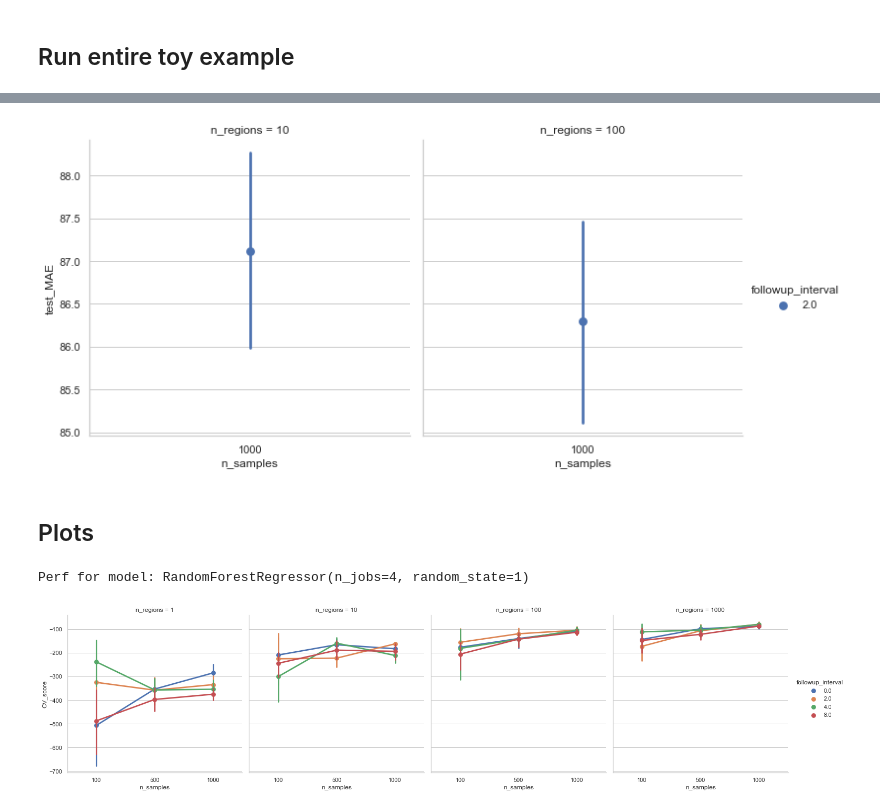
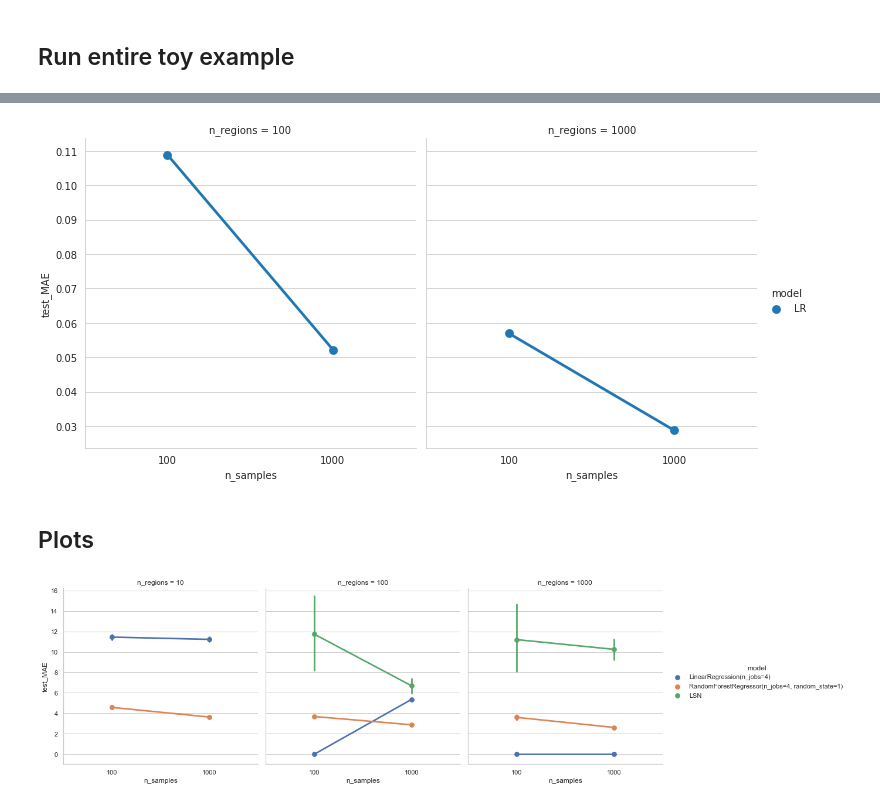
Before and after one commit to nikhil153/brain-diff, a Jupyter notebook: 7_brain_diff_sim.ipynb, the cells around one changed output, grey strips where cells are left out. Cells and saved outputs as stored; diff of their text form; code cells hidden in the pictures.

```diff
--- a/7_brain_diff_sim.ipynb
+++ b/7_brain_diff_sim.ipynb
@@ -432,9 +225,6 @@ perf_df.head()
 # %%
-palette = 'husl'
-sns.set(font_scale=1)
-
 plot_df = perf_df.copy()
 with sns.axes_style("whitegrid"):
-    g = sns.catplot(y="test_MAE",x="n_samples",hue="followup_interval",col="n_regions", kind="point", data=plot_df, aspect=1)
+    g = sns.catplot(y="test_MAE",x="n_samples",hue="model",col="n_regions", kind="point", data=plot_df, aspect=1)
 # %% [output]
-[figure, old version]
+[figure, new version]
@@ -444,11 +240,12 @@ with sns.axes_style("whitegrid"):
 palette = 'husl'
 sns.set(font_scale=1)
 
-my_model = perf_df["model"].unique()[1]
-print(f"Perf for model: {my_model}")
-plot_df = perf_df[perf_df["model"]==my_model].copy()
+plot_df = base_df.append(LSN_df).copy()
+# my_models = plot_df["model"].unique()
+# plot_df['model'] = plot_df['model'].replace({my_models[2]: "LSN", my_models[3]: "LSN", my_models[4]: "LSN"})
+
+plot_df["test_MAE"] = 100*plot_df["test_MAE"]
 with sns.axes_style("whitegrid"):
-    g = sns.catplot(y="CV_score",x="n_samples",hue="followup_interval",col="n_regions", kind="point", data=plot_df, aspect=1)
+    g = sns.catplot(y="test_MAE",x="n_samples",hue="model",col="n_regions", kind="point", data=plot_df, aspect=1)
 # %% [output]
-Perf for model: RandomForestRegressor(n_jobs=4, random_state=1)
-[figure, old version]
+[figure, new version]
```
Also changed, not shown: parts of 10 cells of this notebook, 1 other file.
